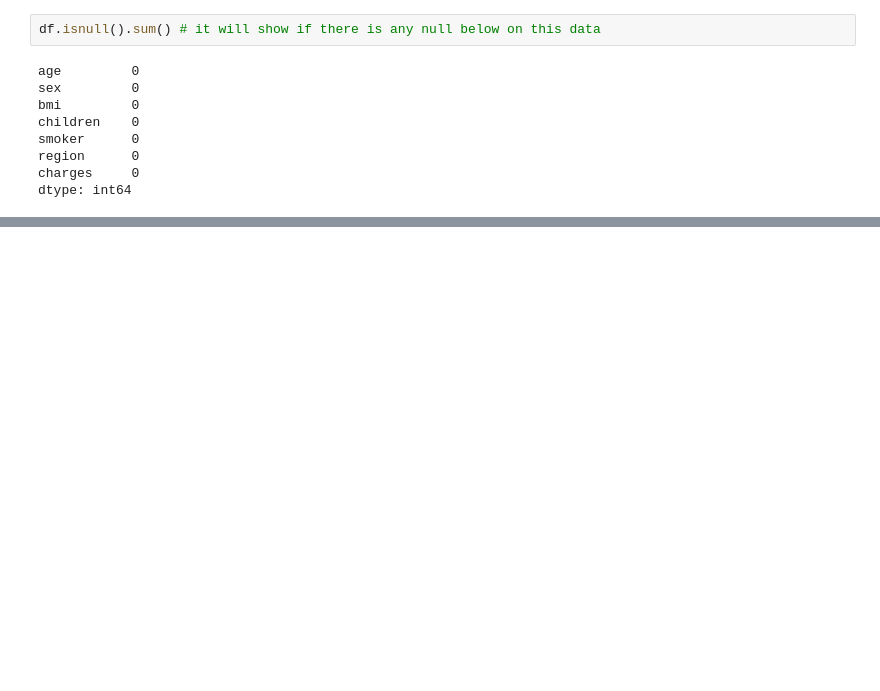
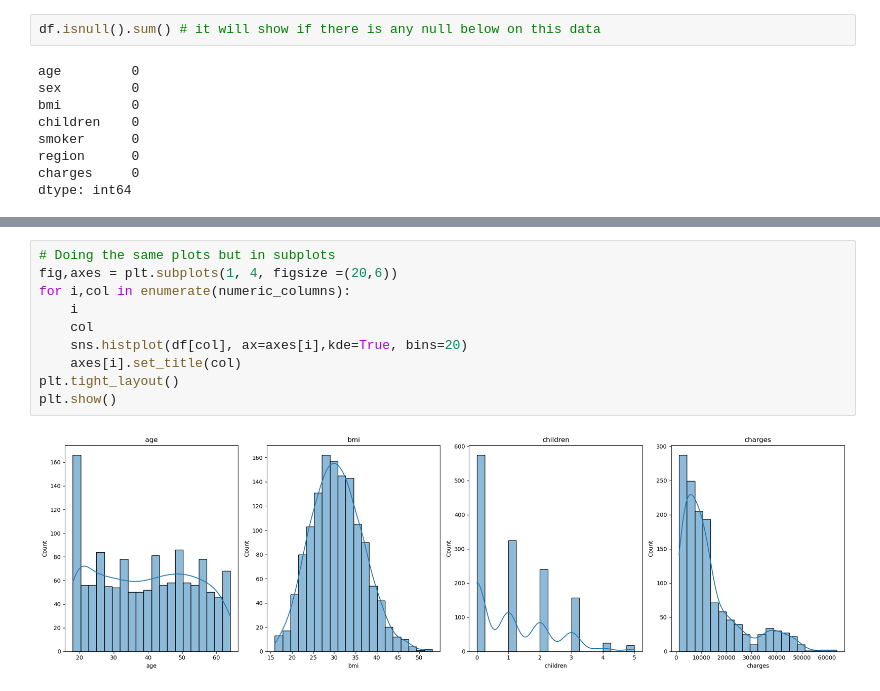
Before and after one commit to Md-Ruhul-Amin-Rony/MachineLearningYT_Sheriyan, a Jupyter notebook: insurance.ipynb, the cells around one changed output, grey strips where cells are left out. Drawn from its saved outputs; the diff is of its cells as text; blank space fills up the shorter version.

```diff
--- a/insurance.ipynb
+++ b/insurance.ipynb
@@ -80,0 +99,12 @@ dtype: int64
+# %%
+# Doing the same plots but in subplots
+fig,axes = plt.subplots(1, 4, figsize =(20,6))
+for i,col in enumerate(numeric_columns):
+    i
+    col
+    sns.histplot(df[col], ax=axes[i],kde=True, bins=20)
+    axes[i].set_title(col)
+plt.tight_layout()
+plt.show()
+# %% [output]
+[figure, added]
```
Also changed, not shown: parts of 2 cells of this notebook.
